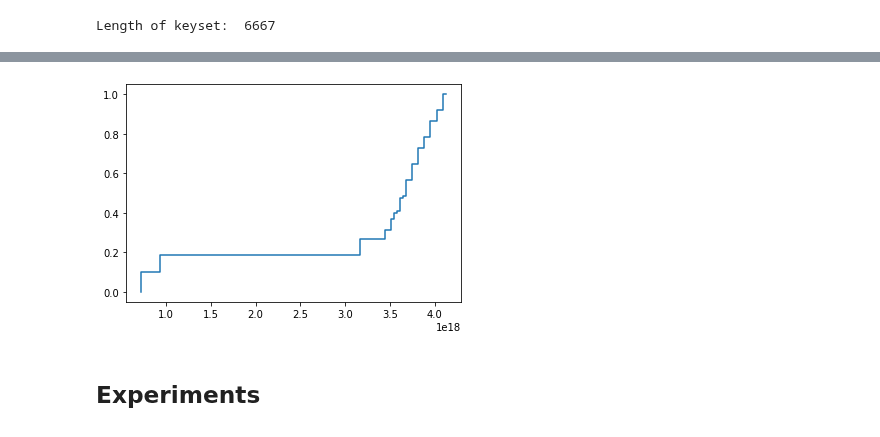
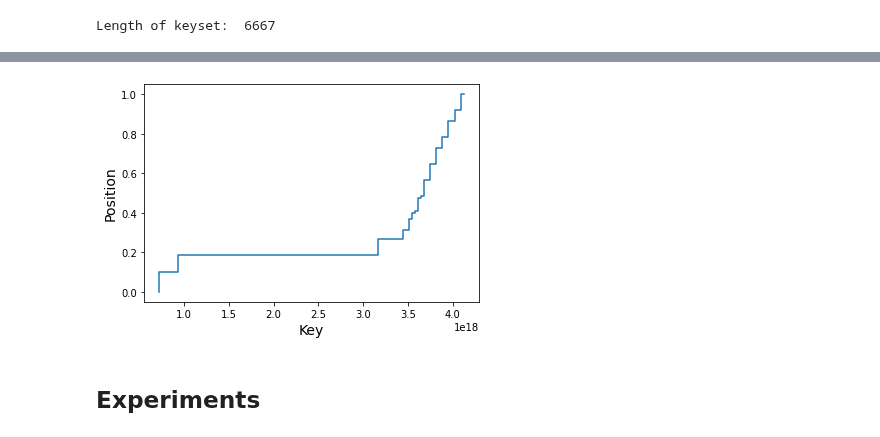
Before and after one commit to Bachfischer/adversarial-ml-for-learned-indexes, a Jupyter notebook: src/visualize_datasets.ipynb, the cells around one changed output, grey strips where cells are left out. Saved outputs shown, nothing was run; the diff lists cells and outputs as text; code cells hidden in the pictures.

```diff
--- a/src/visualize_datasets.ipynb
+++ b/src/visualize_datasets.ipynb
@@ -53,7 +53,7 @@ def plot_cdf(X):
 ### Option 2: Calculate CDF in numpy and plotm via Matplotlib
 # %%
 # Source: https://stackoverflow.com/questions/46040683/matplotlib-cdf-goes-back-to-zero
-def plot_my_cdf(X):
+def plot_cdf_with_numpy(X):
     h, edges = np.histogram(X, density=True, bins=100, )
     h = np.cumsum(h)/np.cumsum(h).max()
 
@@ -62,6 +62,8 @@ def plot_my_cdf(X):
     y[1:] = h.repeat(2)
 
     plt.plot(X,y)
+    plt.xlabel("Key", fontsize=14)
+    plt.ylabel("Position", fontsize=14)
     plt.show()
 # %%
 """
@@ -112,7 +123,7 @@ plot_cdf(X_poisoned)
 # %%
-plot_my_cdf(X_poisoned)
+plot_cdf_with_numpy(X_poisoned)
 # %% [output]
-[figure, old version]
+[figure, new version]
 # %% [markdown]
 ## Experiments
 # %%
```
Also changed, not shown: parts of 5 cells of this notebook, 2 other files.
